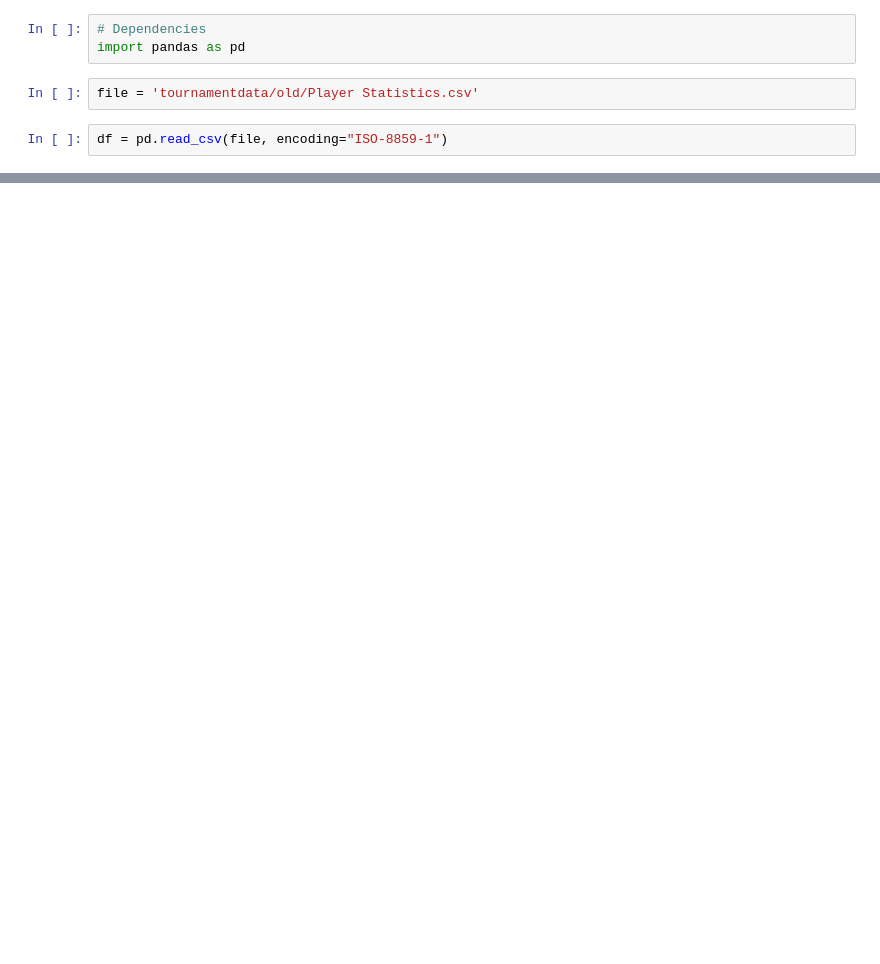
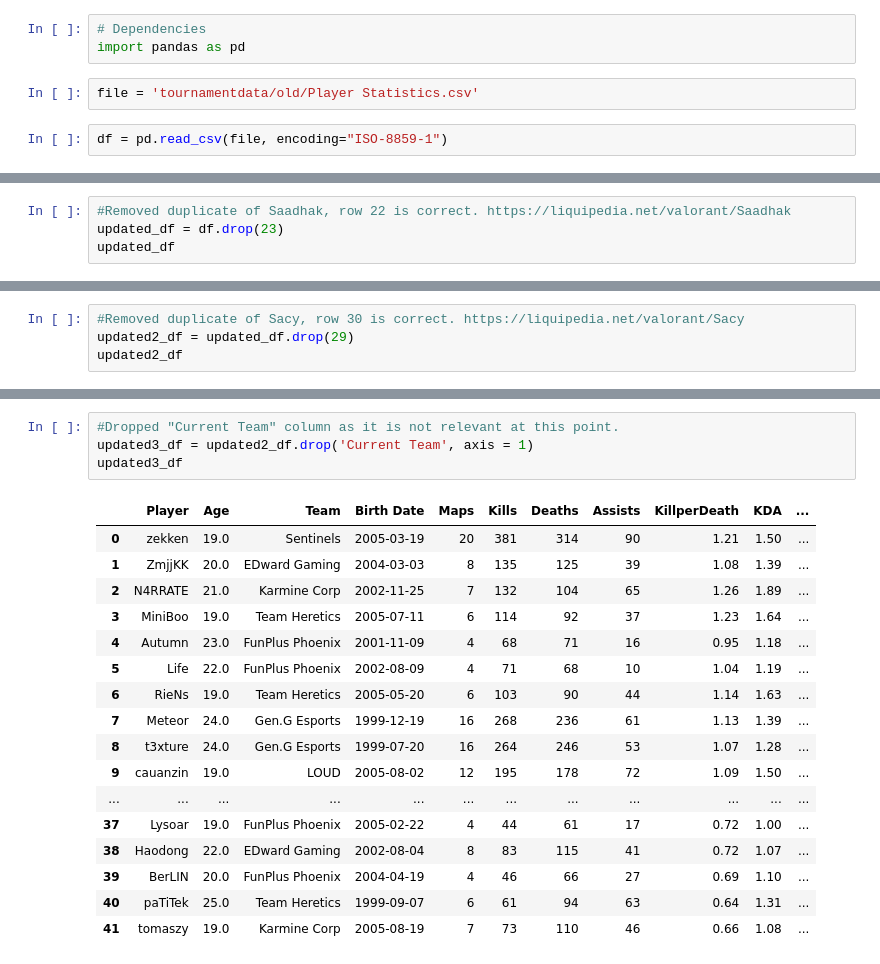
Before and after one commit to azrielmt/vct-masters-madrid-data, a Jupyter notebook: data.ipynb, the cells around one changed output, grey strips where cells are left out. Cells and saved outputs as stored; diff of their text form; blank space fills up the shorter version.

```diff
--- a/data.ipynb
+++ b/data.ipynb
@@ -49,0 +29,4 @@ memory usage: 5.0+ KB
+# %%
+#Removed duplicate of Saadhak, row 22 is correct. https://liquipedia.net/valorant/Saadhak
+updated_df = df.drop(23)
+updated_df
@@ -49,0 +51,4 @@ memory usage: 5.0+ KB
+# %%
+#Removed duplicate of Sacy, row 30 is correct. https://liquipedia.net/valorant/Sacy
+updated2_df = updated_df.drop(29)
+updated2_df
@@ -49,0 +94,22 @@ memory usage: 5.0+ KB
+# %%
+#Dropped "Current Team" column as it is not relevant at this point.
+updated3_df = updated2_df.drop('Current Team', axis = 1)
+updated3_df
+# %% [output]
+|  | Player | Age | Team | Birth Date | Maps | Kills | Deaths | Assists | KillperDeath | KDA | ... |
+| 0 | zekken | 19.0 | Sentinels | 2005-03-19 | 20 | 381 | 314 | 90 | 1.21 | 1.50 | ... |
+| 1 | ZmjjKK | 20.0 | EDward Gaming | 2004-03-03 | 8 | 135 | 125 | 39 | 1.08 | 1.39 | ... |
+| 2 | N4RRATE | 21.0 | Karmine Corp | 2002-11-25 | 7 | 132 | 104 | 65 | 1.26 | 1.89 | ... |
+| 3 | MiniBoo | 19.0 | Team Heretics | 2005-07-11 | 6 | 114 | 92 | 37 | 1.23 | 1.64 | ... |
+| 4 | Autumn | 23.0 | FunPlus Phoenix | 2001-11-09 | 4 | 68 | 71 | 16 | 0.95 | 1.18 | ... |
+| 5 | Life | 22.0 | FunPlus Phoenix | 2002-08-09 | 4 | 71 | 68 | 10 | 1.04 | 1.19 | ... |
+| 6 | RieNs | 19.0 | Team Heretics | 2005-05-20 | 6 | 103 | 90 | 44 | 1.14 | 1.63 | ... |
+| 7 | Meteor | 24.0 | Gen.G Esports | 1999-12-19 | 16 | 268 | 236 | 61 | 1.13 | 1.39 | ... |
+| 8 | t3xture | 24.0 | Gen.G Esports | 1999-07-20 | 16 | 264 | 246 | 53 | 1.07 | 1.28 | ... |
+| 9 | cauanzin | 19.0 | LOUD | 2005-08-02 | 12 | 195 | 178 | 72 | 1.09 | 1.50 | ... |
+| ... | ... | ... | ... | ... | ... | ... | ... | ... | ... | ... | ... |
+| 37 | Lysoar | 19.0 | FunPlus Phoenix | 2005-02-22 | 4 | 44 | 61 | 17 | 0.72 | 1.00 | ... |
+| 38 | Haodong | 22.0 | EDward Gaming | 2002-08-04 | 8 | 83 | 115 | 41 | 0.72 | 1.07 | ... |
+| 39 | BerLIN | 20.0 | FunPlus Phoenix | 2004-04-19 | 4 | 46 | 66 | 27 | 0.69 | 1.10 | ... |
+| 40 | paTiTek | 25.0 | Team Heretics | 1999-09-07 | 6 | 61 | 94 | 63 | 0.64 | 1.31 | ... |
+| 41 | tomaszy | 19.0 | Karmine Corp | 2005-08-19 | 7 | 73 | 110 | 46 | 0.66 | 1.08 | ... |
```
Also changed, not shown: parts of 14 cells of this notebook, 1 other file.
